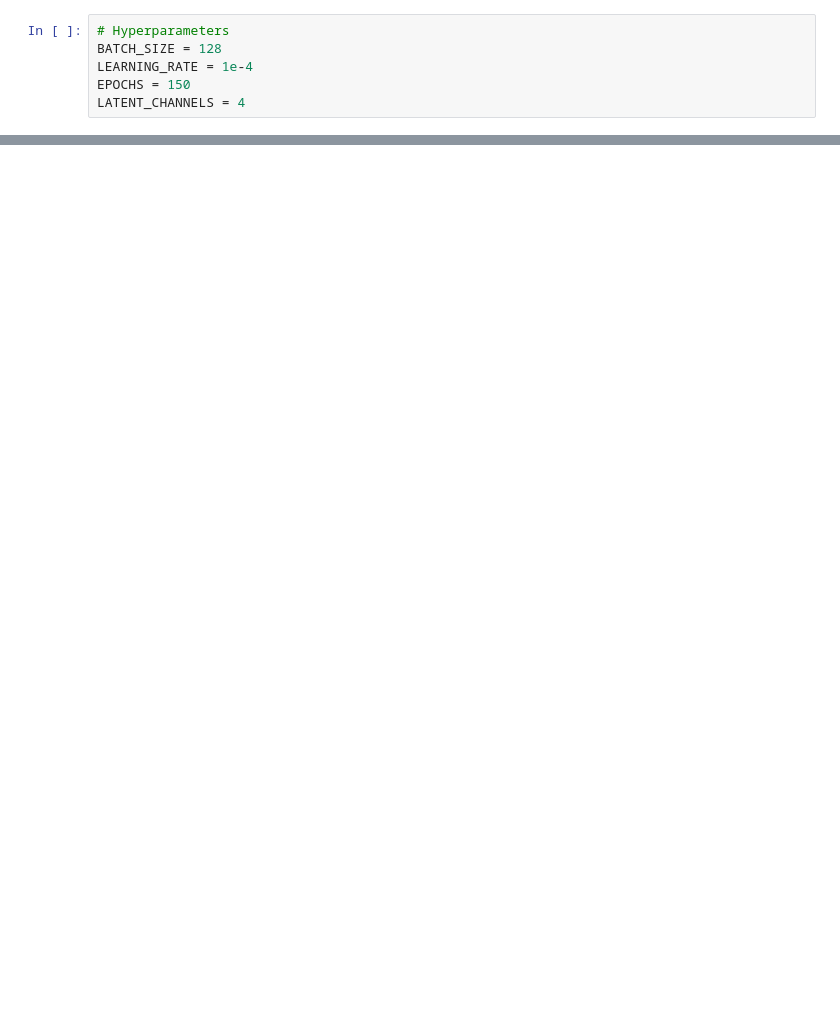
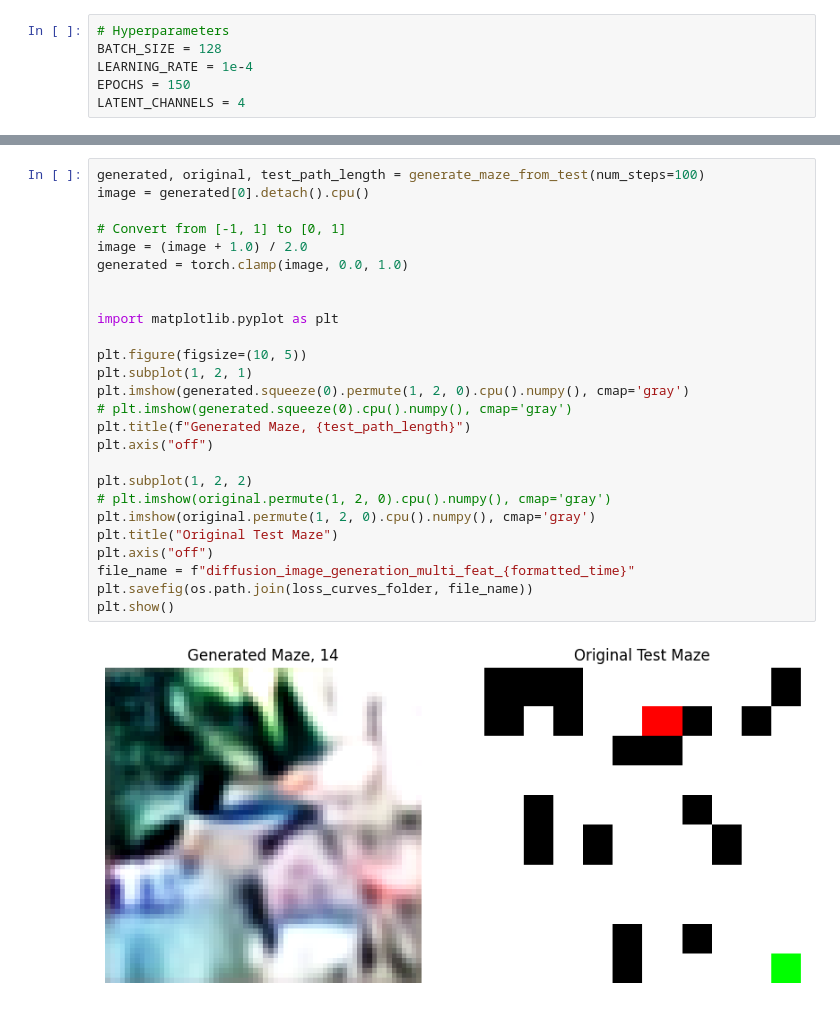
Before and after one commit to Atul-Acharya-17/diffusion-based-environment-generator, a Jupyter notebook: diffuser/StableDiffusion.ipynb, the cells around one changed output, grey strips where cells are left out. Saved outputs shown, nothing was run; the diff lists cells and outputs as text; blank space fills up the shorter version.

```diff
--- a/diffuser/StableDiffusion.ipynb
+++ b/diffuser/StableDiffusion.ipynb
@@ -364,0 +553,28 @@ for epoch in range(EPOCHS):
+# %%
+generated, original, test_path_length = generate_maze_from_test(num_steps=100)
+image = generated[0].detach().cpu()
+
+# Convert from [-1, 1] to [0, 1]
+image = (image + 1.0) / 2.0
+generated = torch.clamp(image, 0.0, 1.0)
+
+
+import matplotlib.pyplot as plt
+
+plt.figure(figsize=(10, 5))
+plt.subplot(1, 2, 1)
+plt.imshow(generated.squeeze(0).permute(1, 2, 0).cpu().numpy(), cmap='gray')
+# plt.imshow(generated.squeeze(0).cpu().numpy(), cmap='gray')
+plt.title(f"Generated Maze, {test_path_length}")
+plt.axis("off")
+
+plt.subplot(1, 2, 2)
+# plt.imshow(original.permute(1, 2, 0).cpu().numpy(), cmap='gray')
+plt.imshow(original.permute(1, 2, 0).cpu().numpy(), cmap='gray')
+plt.title("Original Test Maze")
+plt.axis("off")
+file_name = f"diffusion_image_generation_multi_feat_{formatted_time}"
+plt.savefig(os.path.join(loss_curves_folder, file_name))
+plt.show()
+# %% [output]
+[figure, added]
```
Also changed, not shown: parts of 29 cells of this notebook.
